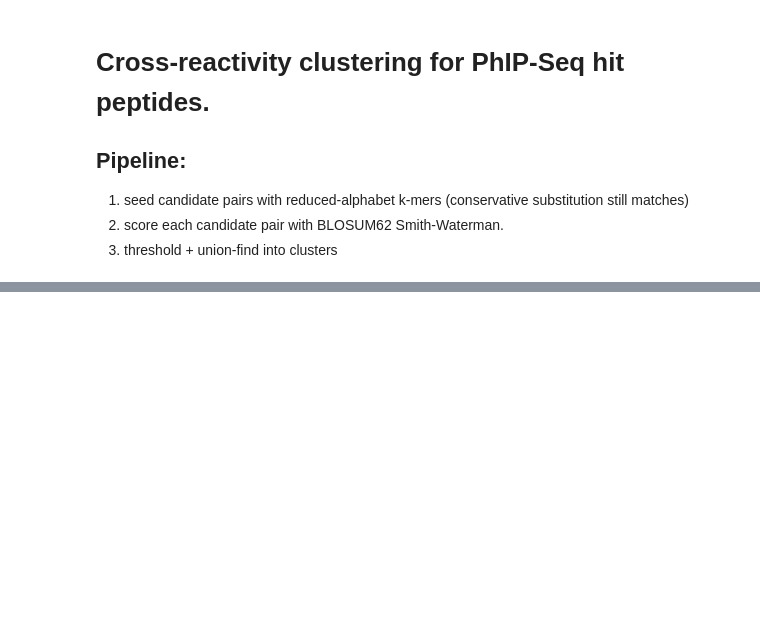
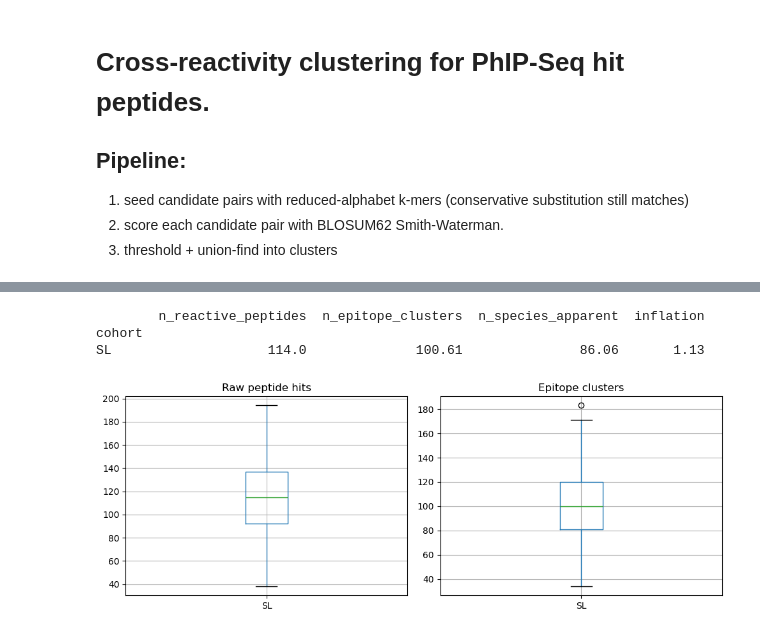
Before and after one commit to sporak577/lasv_phipseq_2026, a Jupyter notebook: Network_analysis_cross_reactivity.ipynb, the cells around one changed output, grey strips where cells are left out. Drawn from its saved outputs; the diff is of its cells as text; code cells hidden in the pictures; blank space fills up the shorter version.

Commit message:
clustering based on sequence alignment

```diff
--- a/Network_analysis_cross_reactivity.ipynb
+++ b/Network_analysis_cross_reactivity.ipynb
@@ -252,0 +52,2 @@ plt.show()
+# %%
+idx, mat = similarity_matrix(sequences)
@@ -252,0 +61,15 @@ plt.show()
+# %%
+THRESHOLD = 0.5
+
+def collapse(idx, mat, threshold=0.5):
+    dist = 1.0 - mat
+    np.fill_diagonal(dist, 0.0)
+    Z    = sp_linkage(squareform(dist, checks=False), method='average')
+    flat = fcluster(Z, t=1.0 - threshold, criterion='distance')
+    labels = {pid: int(c) for pid, c in zip(idx, flat)}
+    n_cl = len(set(flat))
+    print(f"{len(idx)} peptides -> {n_cl} clusters ({len(idx)/n_cl:.2f}x collapse)")
+    return labels
+
+labels = collapse(idx, mat, threshold=THRESHOLD)
+hits['cluster'] = hits.index.map(labels)
@@ -252,0 +124,33 @@ plt.show()
+# %%
+def epitope_breadth(df, labels, reactive_col='reactive'):
+    r = df[df[reactive_col]].copy()
+    r['cluster'] = r['peptide'].map(labels)
+    g = r.groupby('individual')
+    out = pd.DataFrame({
+        'n_reactive_peptides': g['peptide'].nunique(),
+        'n_epitope_clusters':  g['cluster'].nunique(),
+        'n_species_apparent':  g['species'].nunique(),
+    })
+    out['inflation'] = out.n_reactive_peptides / out.n_epitope_clusters.replace(0, np.nan)
+    meta_i = df.drop_duplicates('individual').set_index('individual')
+    for c in ('cohort', 'category'):
+        if c in meta_i.columns:
+            out[c] = meta_i[c]
+    return out
+
+breadth = epitope_breadth(df, labels)
+print(breadth.groupby('cohort')[['n_reactive_peptides','n_epitope_clusters',
+                                 'n_species_apparent','inflation']].mean().round(2))
+# %% [output]
+        n_reactive_peptides  n_epitope_clusters  n_species_apparent  inflation
+cohort
+SL                    114.0              100.61               86.06       1.13
+# %%
+fig, axes = plt.subplots(1, 2, figsize=(10,4))
+for ax, col, title in zip(axes, ['n_reactive_peptides','n_epitope_clusters'],
+                          ['Raw peptide hits','Epitope clusters']):
+    breadth.boxplot(column=col, by='cohort', ax=ax)
+    ax.set_title(title); ax.set_xlabel('')
+plt.suptitle(''); plt.tight_layout()
+# %% [output]
+[figure, added]
```
Also changed, not shown: parts of 26 cells of this notebook.
